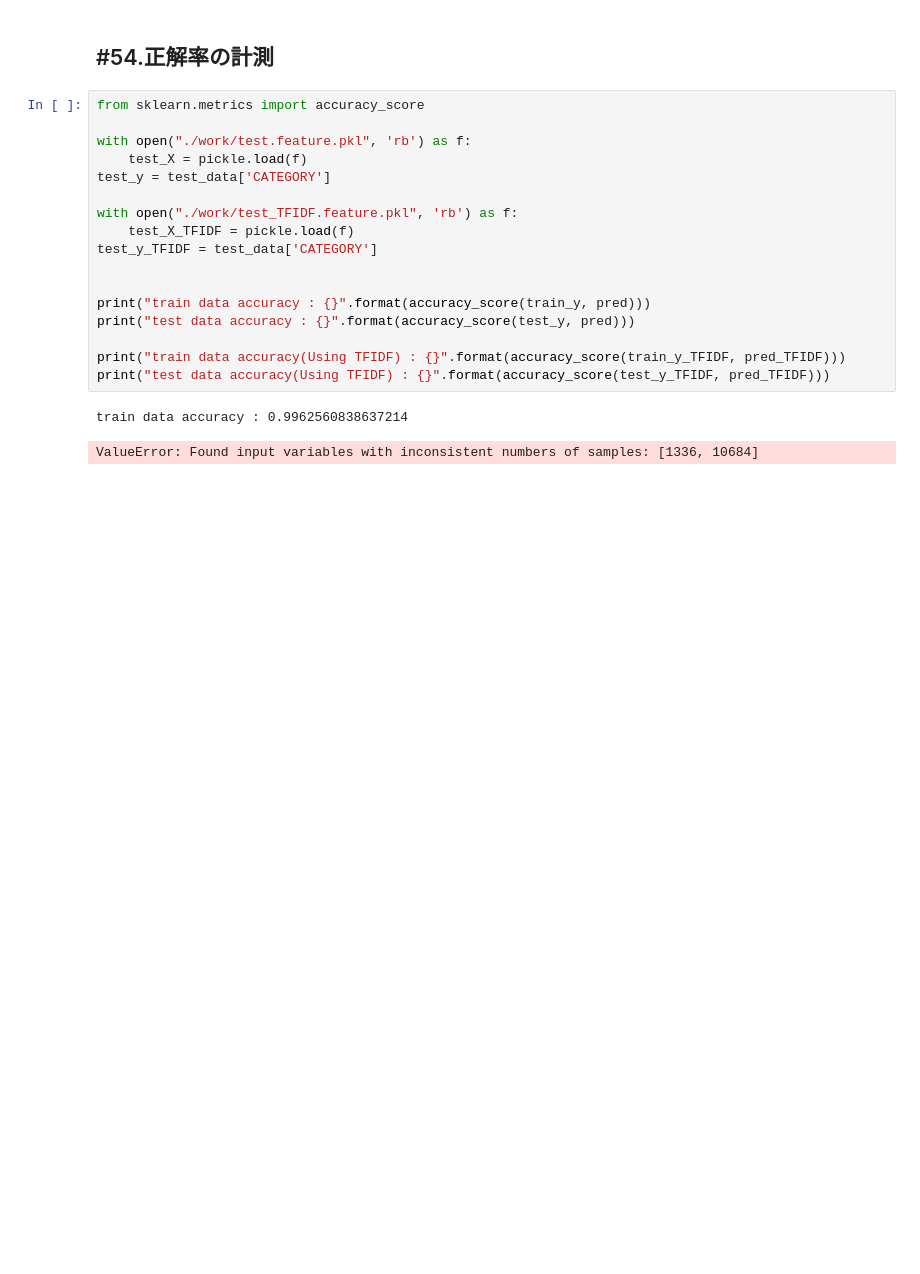
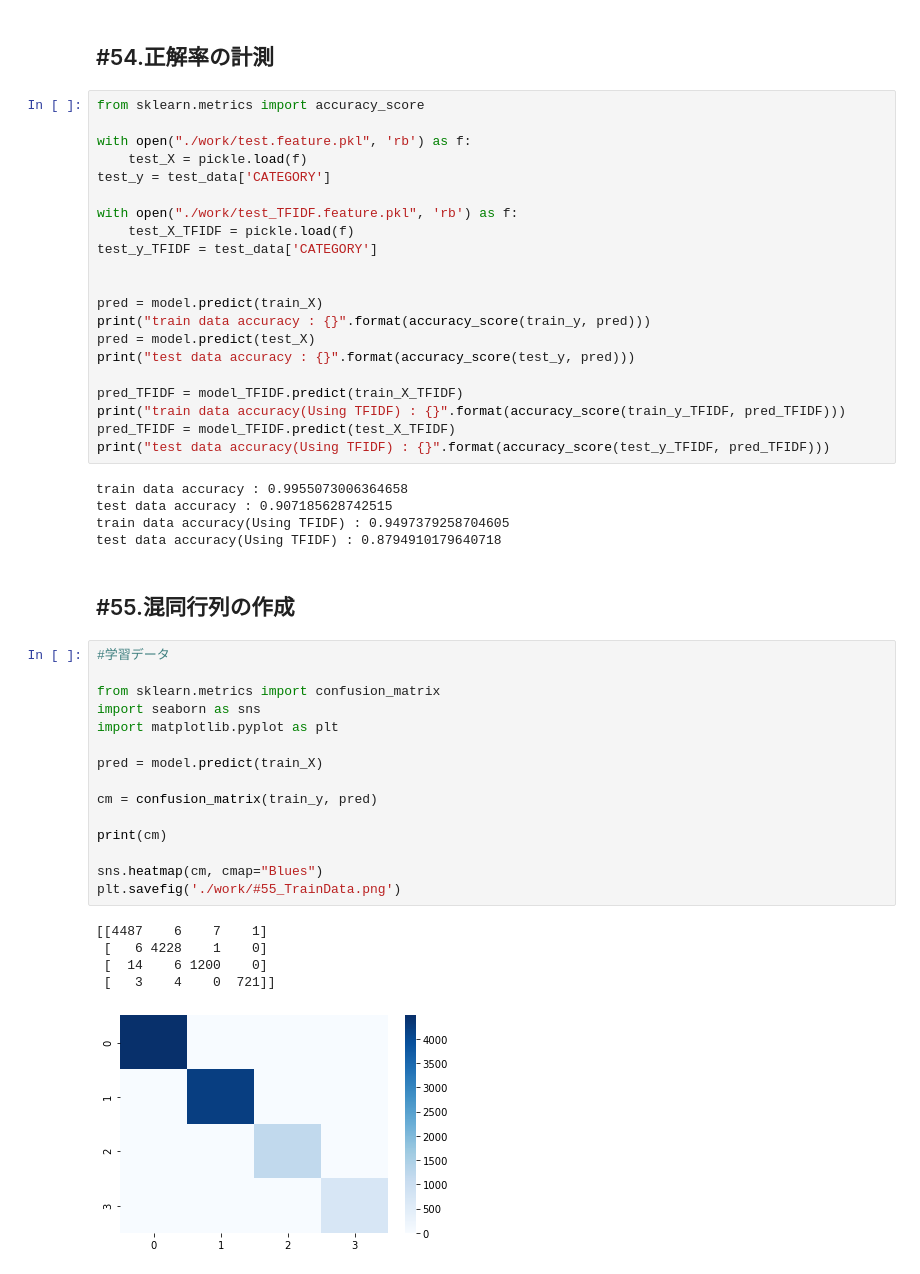
Before and after one commit to RyoheiKamei/100knock-2022, a Jupyter notebook: trainee_RyoheiKamei/chapter06/RyoheiKamei_ch06.ipynb, the cells around one changed output. Cells and saved outputs as stored; diff of their text form; blank space fills up the shorter version.

```diff
--- a/trainee_RyoheiKamei/chapter06/RyoheiKamei_ch06.ipynb
+++ b/trainee_RyoheiKamei/chapter06/RyoheiKamei_ch06.ipynb
@@ -274,11 +307,40 @@ with open("./work/test_TFIDF.feature.pkl", 'rb') as f:
 test_y_TFIDF = test_data['CATEGORY']
 
 
+pred = model.predict(train_X)
 print("train data accuracy : {}".format(accuracy_score(train_y, pred)))
+pred = model.predict(test_X)
 print("test data accuracy : {}".format(accuracy_score(test_y, pred)))
 
+pred_TFIDF = model_TFIDF.predict(train_X_TFIDF)
 print("train data accuracy(Using TFIDF) : {}".format(accuracy_score(train_y_TFIDF, pred_TFIDF)))
+pred_TFIDF = model_TFIDF.predict(test_X_TFIDF)
 print("test data accuracy(Using TFIDF) : {}".format(accuracy_score(test_y_TFIDF, pred_TFIDF)))
 # %% [output]
-train data accuracy : 0.9962560838637214
+train data accuracy : 0.9955073006364658
+test data accuracy : 0.907185628742515
+train data accuracy(Using TFIDF) : 0.9497379258704605
+test data accuracy(Using TFIDF) : 0.8794910179640718
-ValueError: Found input variables with inconsistent numbers of samples: [1336, 10684]
+# %% [markdown]
+## #55.混同行列の作成
+# %%
+#学習データ
+
+from sklearn.metrics import confusion_matrix
+import seaborn as sns
+import matplotlib.pyplot as plt
+
+pred = model.predict(train_X)
+
+cm = confusion_matrix(train_y, pred)
+
+print(cm)
+
+sns.heatmap(cm, cmap="Blues")
+plt.savefig('./work/#55_TrainData.png')
+# %% [output]
+[[4487    6    7    1]
+ [   6 4228    1    0]
+ [  14    6 1200    0]
+ [   3    4    0  721]]
+[figure, added]
```
Also changed, not shown: parts of 19 cells of this notebook, 1 other file.
